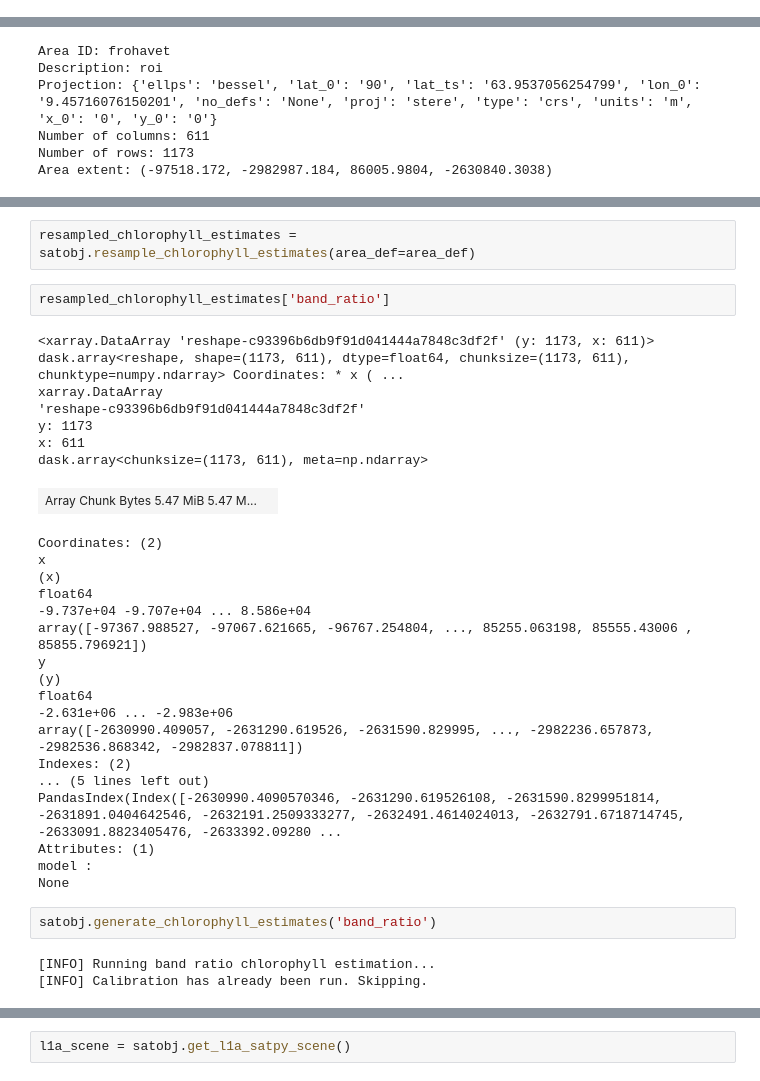
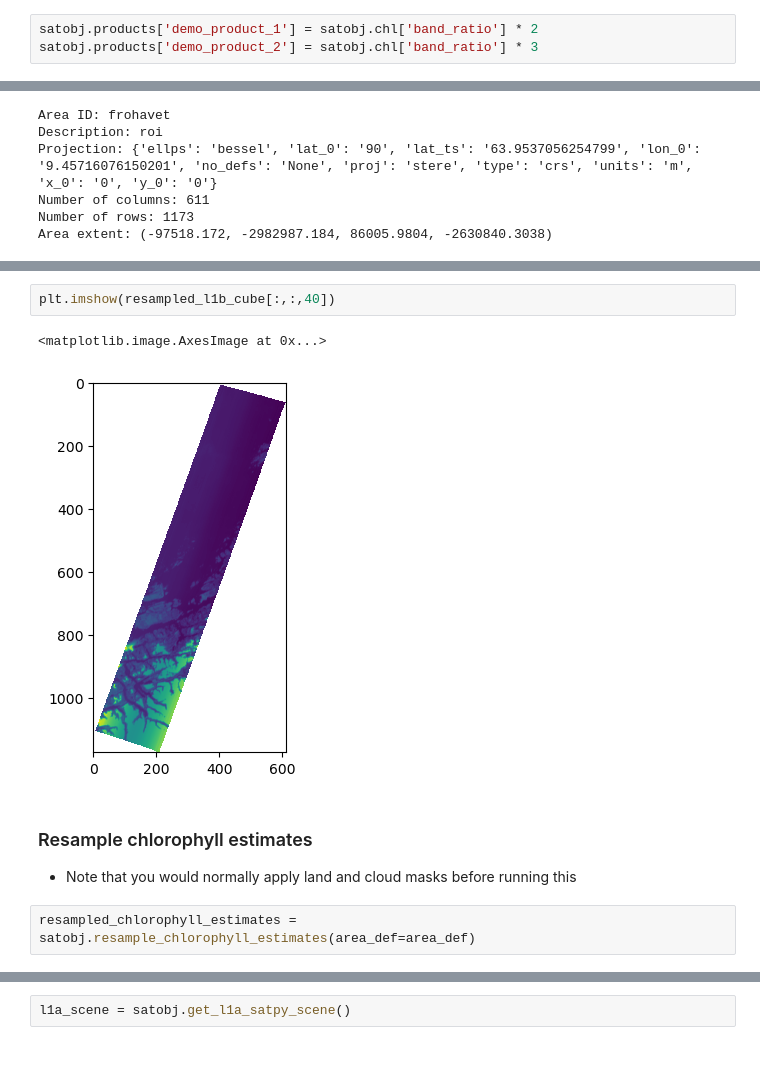
Before and after one commit to NTNU-SmallSat-Lab/hypso-package, a Jupyter notebook: demo/demo_resampling.ipynb, the cells around one changed output, grey strips where cells are left out. Cells and saved outputs as stored; diff of their text form.

```diff
--- a/demo/demo_resampling.ipynb
+++ b/demo/demo_resampling.ipynb
@@ -39,3 +46,6 @@ satobj.generate_l1b_cube()
+# %%
+satobj.products['demo_product_1'] = satobj.chl['band_ratio'] * 2
+satobj.products['demo_product_2'] = satobj.chl['band_ratio'] * 3
 # %% [markdown]
 ## Load area definition
 # %%
@@ -56,34 +117,10 @@ resampled_l1b_cube = satobj.resample_l1b_cube(area_def=area_def)
+# %%
+plt.imshow(resampled_l1b_cube[:,:,40])
+# %% [output]
+<matplotlib.image.AxesImage at 0x...>
+[figure, added]
+# %% [markdown]
+### Resample chlorophyll estimates
+- Note that you would normally apply land and cloud masks before running this
 # %%
 resampled_chlorophyll_estimates = satobj.resample_chlorophyll_estimates(area_def=area_def)
-# %%
-resampled_chlorophyll_estimates['band_ratio']
-# %% [output]
-<xarray.DataArray 'reshape-c93396b6db9f91d041444a7848c3df2f' (y: 1173, x: 611)> dask.array<reshape, shape=(1173, 611), dtype=float64, chunksize=(1173, 611), chunktype=numpy.ndarray> Coordinates: * x ( ...
-xarray.DataArray
-'reshape-c93396b6db9f91d041444a7848c3df2f'
-y: 1173
-x: 611
-dask.array<chunksize=(1173, 611), meta=np.ndarray>
-| Array Chunk Bytes 5.47 MiB 5.47 M... |  |
-Coordinates: (2)
-x
-(x)
-float64
--9.737e+04 -9.707e+04 ... 8.586e+04
-array([-97367.988527, -97067.621665, -96767.254804, ..., 85255.063198, 85555.43006 , 85855.796921])
-y
-(y)
-float64
--2.631e+06 ... -2.983e+06
-array([-2630990.409057, -2631290.619526, -2631590.829995, ..., -2982236.657873, -2982536.868342, -2982837.078811])
-Indexes: (2)
-... (5 lines left out)
-PandasIndex(Index([-2630990.4090570346, -2631290.619526108, -2631590.8299951814, -2631891.0404642546, -2632191.2509333277, -2632491.4614024013, -2632791.6718714745, -2633091.8823405476, -2633392.09280 ...
-Attributes: (1)
-model :
-None
-# %%
-satobj.generate_chlorophyll_estimates('band_ratio')
-# %% [output]
-[INFO] Running band ratio chlorophyll estimation...
-[INFO] Calibration has already been run. Skipping.
```
Also changed, not shown: parts of 49 cells of this notebook.
